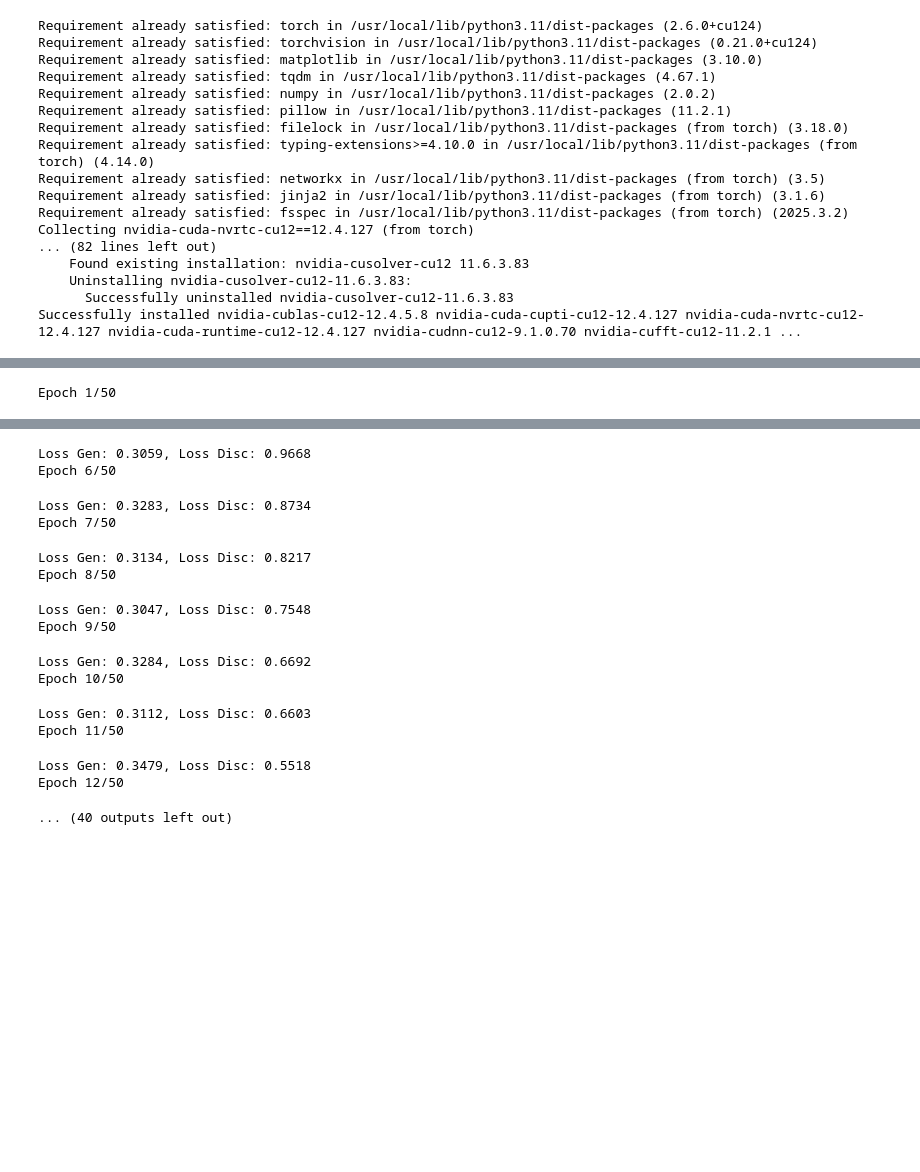
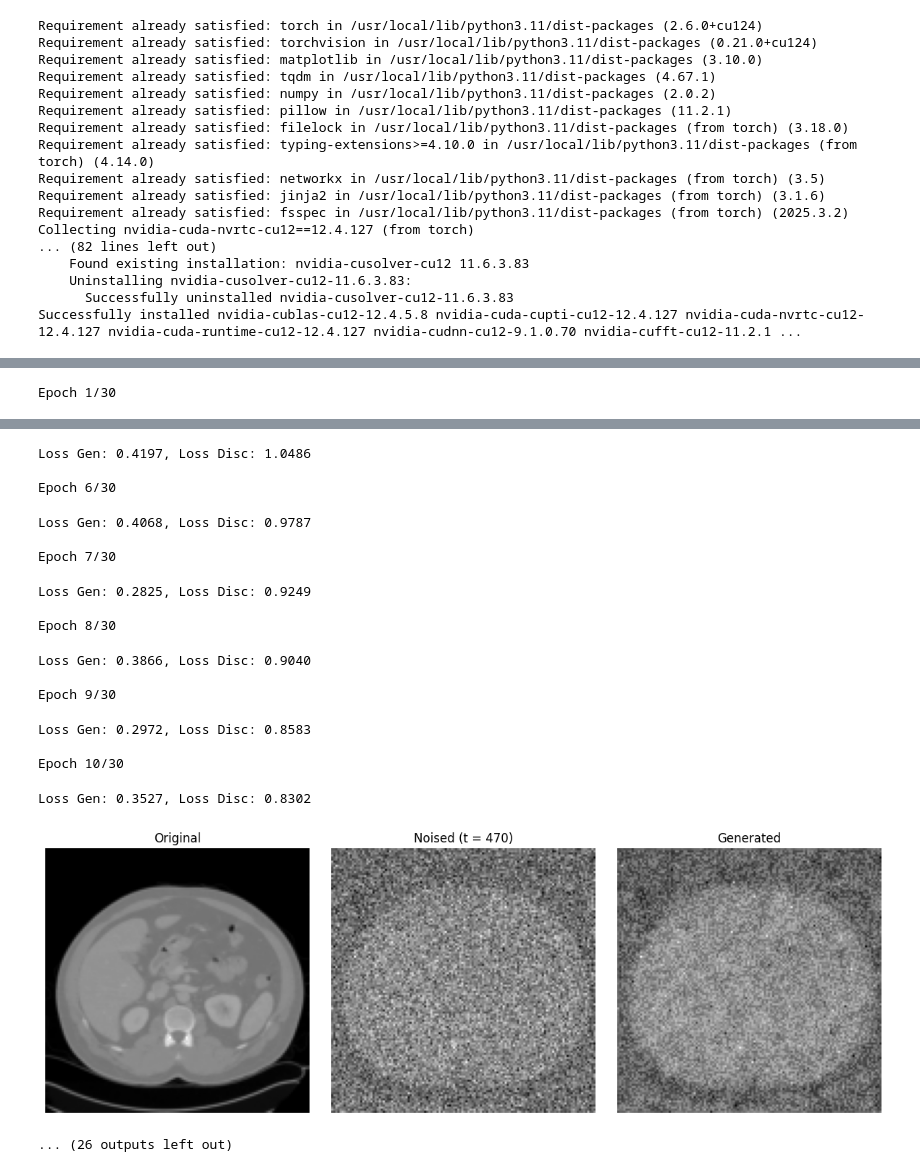
Before and after one commit to GeraldAlanRaj/Abdominal-CT-Image_Generation, a Jupyter notebook: Abdominal CT Generation.ipynb, the cells around one changed output, grey strips where cells are left out. Saved outputs shown, nothing was run; the diff lists cells and outputs as text; code cells hidden in the pictures; blank space fills up the shorter version.

Commit message:
Implemented curriculum sampling in training and visualisation

```diff
--- a/Abdominal CT Generation.ipynb
+++ b/Abdominal CT Generation.ipynb
@@ -71,7 +71,7 @@ transform = transforms.Compose([
     transforms.Normalize((0.5,), (0.5,))
 ])
 
-data_path = "/content/sample_data/CHAOS/Train/CT"
+data_path = "/content/sample_data/CHAOS/Train"
 dataset = CTImageDataset(image_dir=data_path, transform=transform)
 dataloader = DataLoader(dataset, batch_size=16, shuffle=True)
 # %%
@@ -125,10 +125,10 @@ class Discriminator(nn.Module):
             nn.Conv2d(in_channels, 64, 4, 2, 1),
             nn.LeakyReLU(0.2),
             nn.Conv2d(64, 128, 4, 2, 1),
-            nn.BatchNorm2d(128),
+            nn.InstanceNorm2d(128),#nn.BatchNorm2d(128),
             nn.LeakyReLU(0.2),
             nn.Conv2d(128, 256, 4, 2, 1),
-            nn.BatchNorm2d(256),
+            nn.InstanceNorm2d(128),#nn.BatchNorm2d(256),
             nn.LeakyReLU(0.2),
             nn.AdaptiveAvgPool2d(1),
             nn.Flatten(),
@@ -178,13 +178,21 @@ def train(generator, discriminator, dataloader, scheduler, device, num_epochs=30
     bce_loss = nn.BCELoss()
     mse_loss = nn.MSELoss()
 
+    max_timesteps = scheduler.timesteps
+
     for epoch in range(num_epochs):
-        print(f"Epoch {epoch + 1}/{num_epochs}")
+        print(f"\nEpoch {epoch + 1}/{num_epochs}")
+
+        # Gradually increase noise level during training
+        t_max = int(np.interp(epoch, [0, num_epochs * 0.5], [300, max_timesteps]))
+        t_min = 0
+
         for real in tqdm(dataloader):
             real = real.to(device)
             bs = real.size(0)
 
-            t = torch.randint(0, scheduler.timesteps, (bs,), device=device)
+            # Curriculum sampling
+            t = torch.randint(t_min, t_max, (bs,), device=device)
             noised, noise = scheduler.add_noise(real, t)
 
             pred_noise = generator(noised)
@@ -197,32 +205,43 @@ def train(generator, discriminator, dataloader, scheduler, device, num_epochs=30
             fake_labels = torch.zeros_like(disc_fake)
 
             loss_disc = bce_loss(disc_real, real_labels) + bce_loss(disc_fake, fake_labels)
-
             disc_opt.zero_grad()
             loss_disc.backward()
             disc_opt.step()
 
             # === Generator ===
             disc_fake = discriminator(reconstructed)
-            loss_gen = mse_loss(pred_noise, noise) + 0.1 * bce_loss(disc_fake, real_labels)
-
+            loss_gen = mse_loss(pred_noise, noise) + 0.05 * bce_loss(disc_fake, real_labels)
             gen_opt.zero_grad()
             loss_gen.backward()
             gen_opt.step()
 
         print(f"Loss Gen: {loss_gen.item():.4f}, Loss Disc: {loss_disc.item():.4f}")
 
+        # Optional: visualize results during training
+        if (epoch + 1) % 10 == 0:
+            visualize(generator, scheduler, dataloader, device, epoch=epoch, total_epochs=num_epochs)
+
     # Save model after training
     torch.save(generator.state_dict(), "diffusion_gan_generator.pth")
     print("Model saved as 'diffusion_gan_generator.pth'.")
 # %%
 # ========== Visualization ==========
-def visualize(generator, scheduler, dataloader, device):
+def visualize(generator, scheduler, dataloader, device, epoch=None, total_epochs=100):
     generator.eval()
     with torch.no_grad():
         real = next(iter(dataloader)).to(device)
         bs = real.size(0)
-        t = torch.randint(0, scheduler.timesteps, (bs,), device=device)
+
+        # Use curriculum-based t_max if epoch is provided
+        if epoch is not None:
+            t_max = int(np.interp(epoch, [0, total_epochs * 0.5], [300, scheduler.timesteps]))
+        else:
+            t_max = 700  # default fallback
+        t_min = 0
+
+        t = torch.randint(t_min, t_max, (bs,), device=device)
+
         noised, _ = scheduler.add_noise(real, t)
         pred_noise = generator(noised)
         reconstructed = noised - pred_noise
@@ -232,7 +251,7 @@ def visualize(generator, scheduler, dataloader, device):
             axs[0].imshow(real[i].cpu().squeeze(), cmap='gray')
             axs[0].set_title("Original")
             axs[1].imshow(noised[i].cpu().squeeze(), cmap='gray')
-            axs[1].set_title("Noised")
+            axs[1].set_title("Noised (t = {})".format(t[i].item()))
             axs[2].imshow(reconstructed[i].cpu().squeeze(), cmap='gray')
             axs[2].set_title("Generated")
             for ax in axs:
@@ -247,7 +266,7 @@ generator = UNetGenerator().to(device)
 discriminator = Discriminator().to(device)
 scheduler = DiffusionScheduler(timesteps=1000)
 
-train(generator, discriminator, dataloader, scheduler, device, num_epochs=50)
+train(generator, discriminator, dataloader, scheduler, device, num_epochs=30)
 visualize(generator, scheduler, dataloader, device)
 # %% [output]
-Epoch 1/50
+Epoch 1/30
@@ -262,15 +285,18 @@ Epoch 5/50
-Loss Gen: 0.3059, Loss Disc: 0.9668
-Epoch 6/50
+Loss Gen: 0.4197, Loss Disc: 1.0486
+
+Epoch 6/30
-Loss Gen: 0.3283, Loss Disc: 0.8734
-Epoch 7/50
+Loss Gen: 0.4068, Loss Disc: 0.9787
+
+Epoch 7/30
-Loss Gen: 0.3134, Loss Disc: 0.8217
-Epoch 8/50
+Loss Gen: 0.2825, Loss Disc: 0.9249
+
+Epoch 8/30
-Loss Gen: 0.3047, Loss Disc: 0.7548
-Epoch 9/50
+Loss Gen: 0.3866, Loss Disc: 0.9040
+
+Epoch 9/30
-Loss Gen: 0.3284, Loss Disc: 0.6692
-Epoch 10/50
+Loss Gen: 0.2972, Loss Disc: 0.8583
+
+Epoch 10/30
-Loss Gen: 0.3112, Loss Disc: 0.6603
-Epoch 11/50
+Loss Gen: 0.3527, Loss Disc: 0.8302
+[figure, added]
-Loss Gen: 0.3479, Loss Disc: 0.5518
-Epoch 12/50
+... (26 outputs left out)
-... (40 outputs left out)
```
Also changed, not shown: parts of 3 cells of this notebook.
